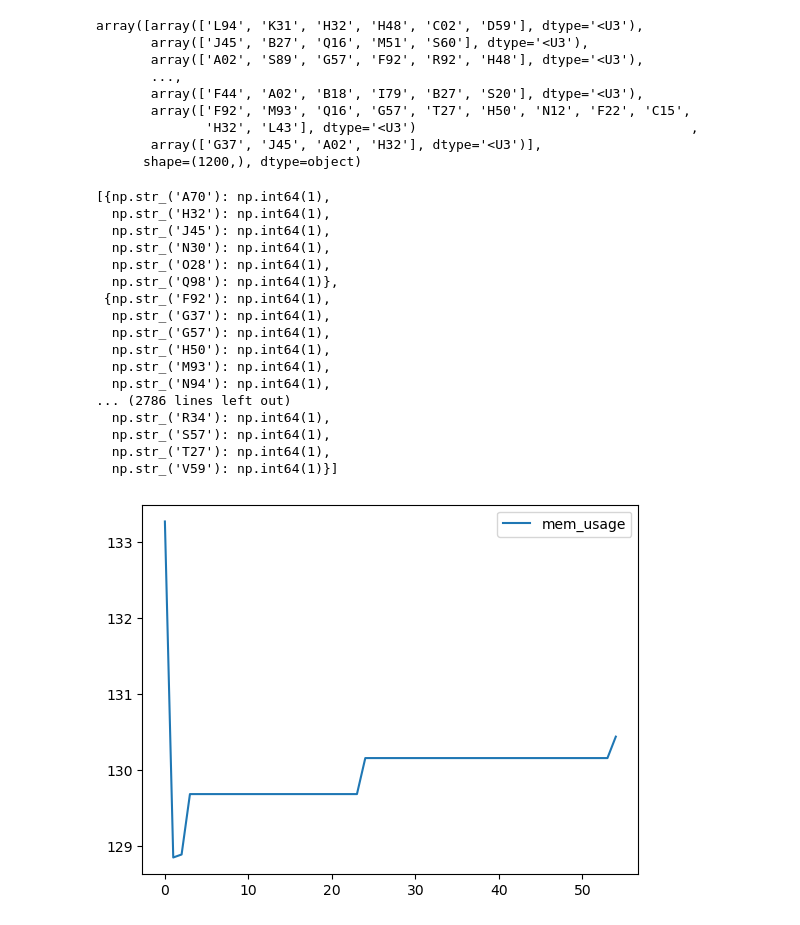
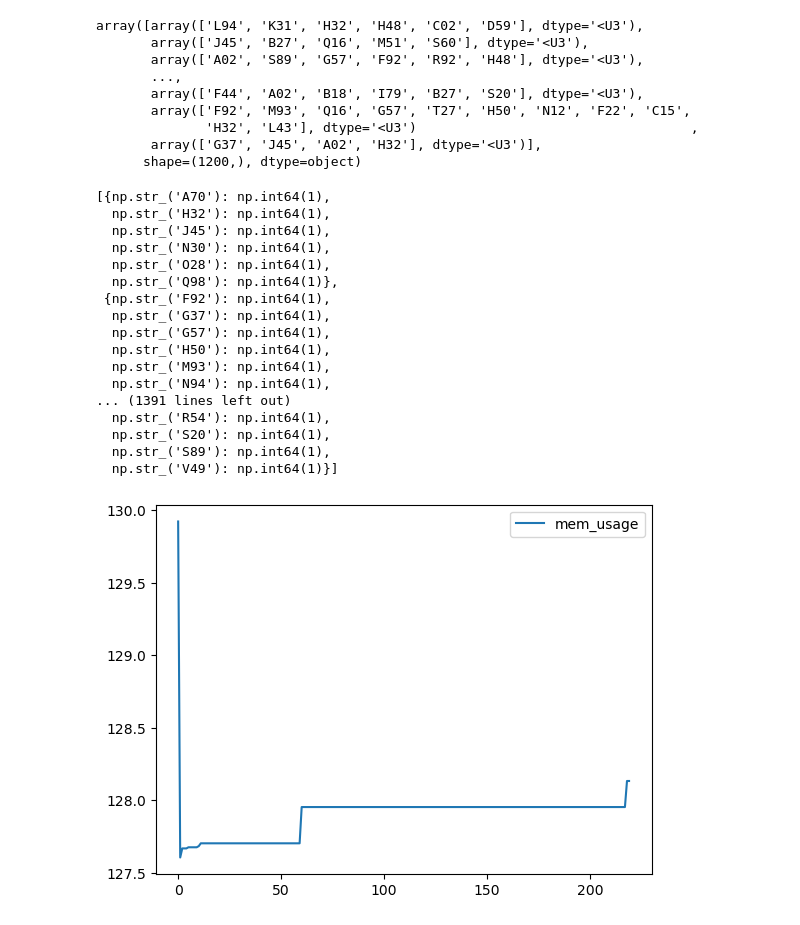
Before and after one commit to rekm/cksets, a Jupyter notebook: notebooks/playground.ipynb, the cells around one changed output. Drawn from its saved outputs; the diff is of its cells as text; code cells hidden in the pictures.

```diff
--- a/notebooks/playground.ipynb
+++ b/notebooks/playground.ipynb
@@ -44,7 +49,7 @@ array([array(['L94', 'K31', 'H32', 'H48', 'C02', 'D59'], dtype='<U3'),
       shape=(1200,), dtype=object)
 # %%
 import timeit
-K = 256 # Number of clusters
+K = 128 # Number of clusters
 MAX_HIST_LENGTH = 0 #20 # if zero no limitation
 RS_ITER = 300 # number of iterations for kswaps
 #rand_seed =None
@@ -65,8 +70,8 @@ initial_hist
   np.str_('H50'): np.int64(1),
   np.str_('M93'): np.int64(1),
   np.str_('N94'): np.int64(1),
-... (2786 lines left out)
-  np.str_('R34'): np.int64(1),
-  np.str_('S57'): np.int64(1),
-  np.str_('T27'): np.int64(1),
-  np.str_('V59'): np.int64(1)}]
+... (1391 lines left out)
+  np.str_('R54'): np.int64(1),
+  np.str_('S20'): np.int64(1),
+  np.str_('S89'): np.int64(1),
+  np.str_('V49'): np.int64(1)}]
@@ -78,6 +81,6 @@ import pandas as pd
 # %%
-mem_usage = pd.DataFrame({"mem_usage": memory_usage((cksets.cluster,(data, K, MAX_HIST_LENGTH, None, 50), {"hist_rebuild":"full"}), interval=0.01)})
-ax = mem_usage.plot()
-ax.ticklabel_format(useOffset=False)
+mem_usage = pd.DataFrame({"mem_usage": memory_usage((cksets.cluster,(data, K, MAX_HIST_LENGTH, None, 50), {"hist_rebuild":"full"}), interval=0.001)})
+ax2 = mem_usage.plot()
+ax2.ticklabel_format(useOffset=False)
 # %% [output]
-[figure, old version]
+[figure, new version]
```
Also changed, not shown: parts of 13 cells of this notebook.
